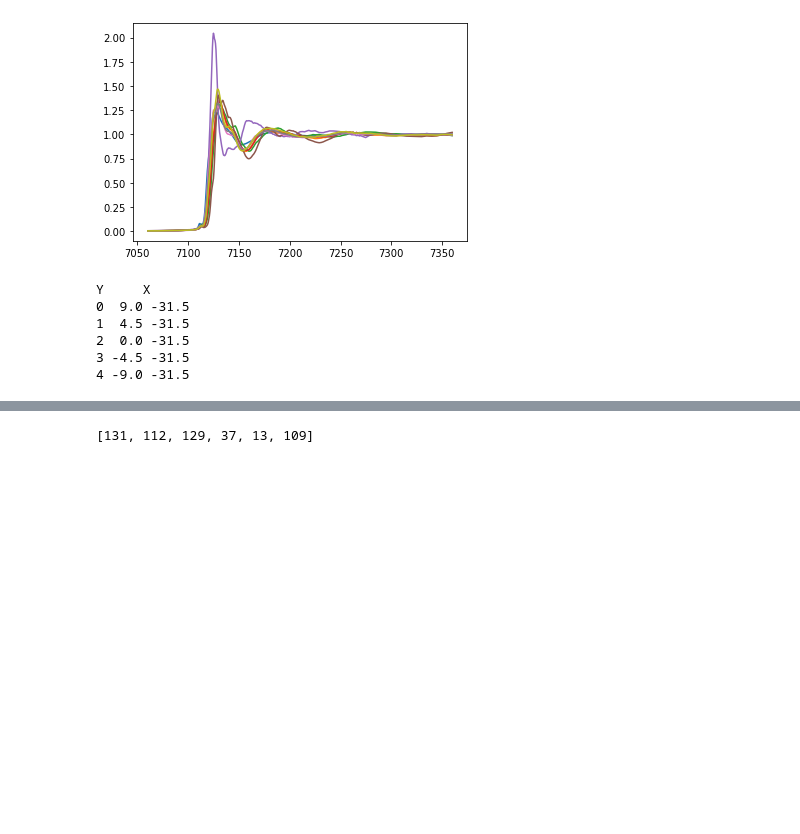
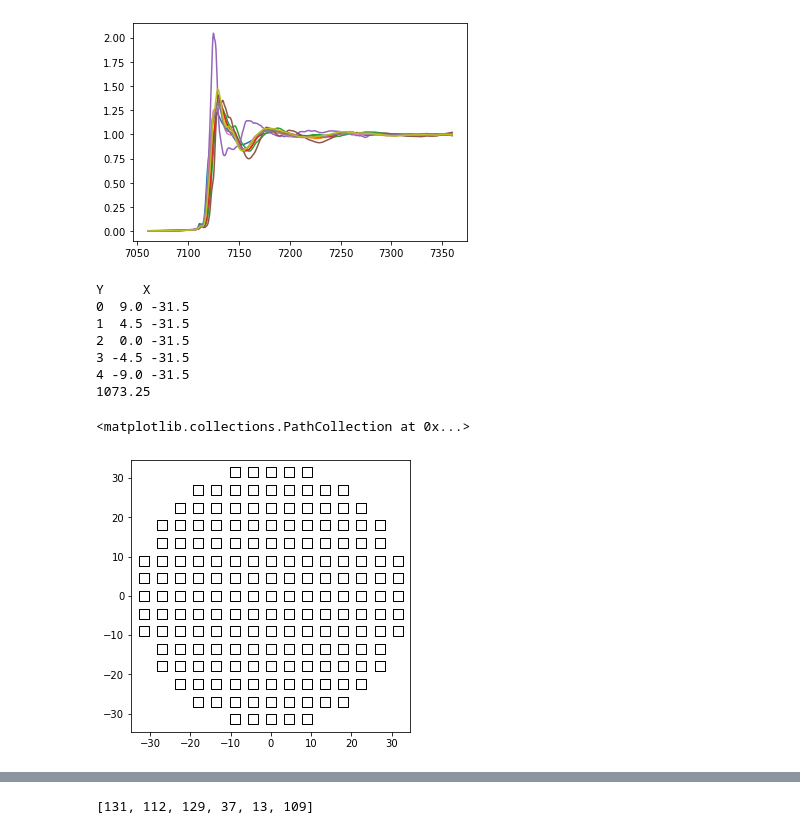
Before and after one commit to tangkong/AdaptiveIllum_RL, a Jupyter notebook: spectra_simulation.ipynb, the cells around one changed output, grey strips where cells are left out. Drawn from its saved outputs; the diff is of its cells as text; code cells hidden in the pictures; blank space fills up the shorter version.

```diff
--- a/spectra_simulation.ipynb
+++ b/spectra_simulation.ipynb
@@ -30,12 +32,20 @@ for i in range(1,10):
 # %%
 path177 = Path.cwd() / 'positions' / '177.csv'
 locdf = pd.read_csv(path177)
 locdf = locdf.rename(columns={'Plate Y': 'Y', 'Plate X': 'X'})
 print(locdf.head())
+
+locdf['rad'] = locdf['X']**2 + locdf['Y']**2
+print(np.max(locdf['rad']))
+plt.figure(figsize=(5,5))
+plt.scatter(locdf['X'], locdf['Y'], marker='s', facecolors='none', edgecolors='k', s=100)
 # %% [output]
 Y     X
 0  9.0 -31.5
 1  4.5 -31.5
 2  0.0 -31.5
 3 -4.5 -31.5
 4 -9.0 -31.5
+1073.25
+<matplotlib.collections.PathCollection at 0x...>
+[figure, added]
```
Also changed, not shown: parts of 5 cells of this notebook, 1 other file.
